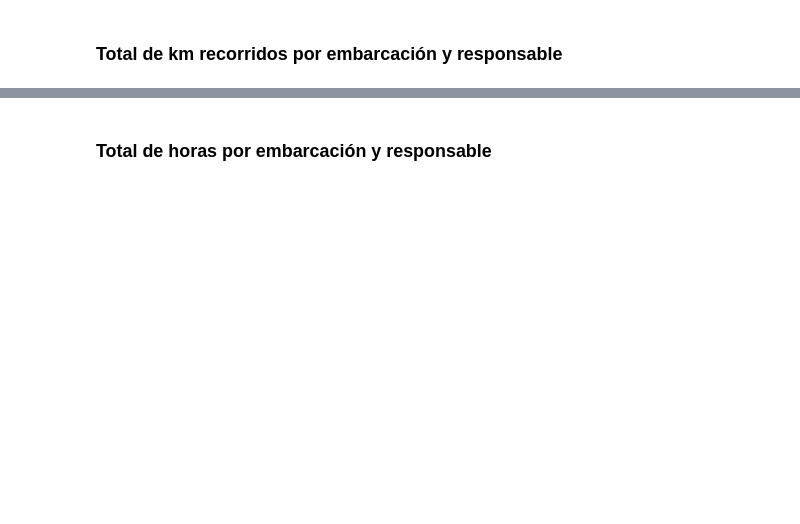
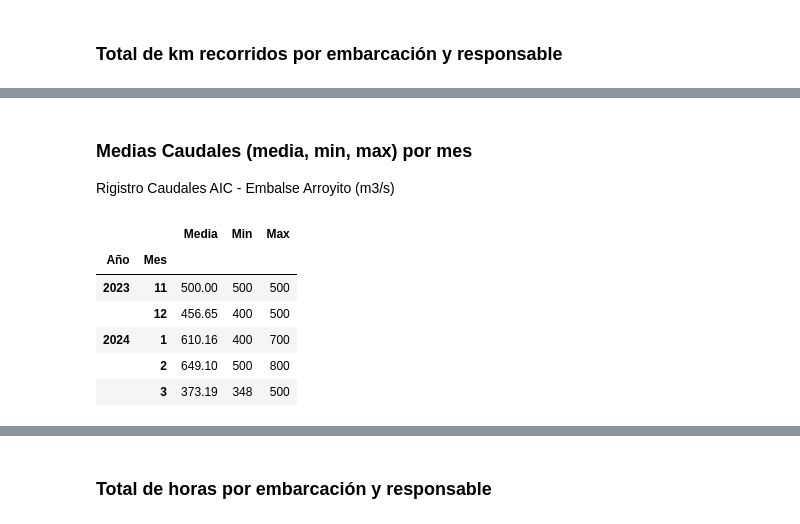
Before and after one commit to pkogan/pandas, a Jupyter notebook: Libro de Aguas.ipynb, the cells around one changed output, grey strips where cells are left out. Saved outputs shown, nothing was run; the diff lists cells and outputs as text; code cells hidden in the pictures; blank space fills up the shorter version.

```diff
--- a/Libro de Aguas.ipynb
+++ b/Libro de Aguas.ipynb
@@ -143,3 +147,9 @@ df_temp['fecha']=pd.to_datetime(df_temp["fecha"], format='%d-%m-%Y')
+# %%
+
+df_caudal_aic = pd.read_csv("AIC - Caudal.csv")
+df_caudal_aic['Fecha']=pd.to_datetime(df_caudal_aic["Fecha"], format='%d/%m/%Y')
+
+#df_caudal_aic.describe()
 # %%
 def transform(fila):
     return fila['prevenciones']+fila['asistencias']+fila['rescates']
@@ -244,3 +281,36 @@ agrupado_responsable
+# %% [markdown]
+  ### Medias Caudales (media, min, max) por mes
+  Rigistro Caudales AIC - Embalse Arroyito (m3/s)
+# %%
+# Add 'Mes' and 'Año' columns based on 'Fecha'
+df_caudal_aic['Mes'] = df_caudal_aic['Fecha'].dt.month
+df_caudal_aic['Año'] = df_caudal_aic['Fecha'].dt.year
+
+# Group by 'Año' and 'Mes' and perform aggregations
+agrupado_mes_caudal = df_caudal_aic.groupby(['Año', 'Mes']).agg({
+    'Embalse Arroyito (m3/s)': ['mean', 'min', 'max']
+})
+
+# Rename the columns for clarity
+agrupado_mes_caudal.columns = ['Media', 'Min', 'Max']
+
+# Reset index if needed
+#agrupado_mes_caudal = agrupado_mes_caudal.reset_index()
+
+agrupado_mes_caudal['Media']=round(agrupado_mes_caudal['Media'],2)
+#agrupado_mes_temperatura['Temperatura Mínima (ºC)']=round(agrupado_mes_temperatura['Temperatura Mínima (ºC)'],2)
+
+
+
+agrupado_mes_caudal
+# %% [output]
+|  |  | Media | Min | Max |
+| Año | Mes |  |  |  |
+| 2023 | 11 | 500.00 | 500 | 500 |
+|  | 12 | 456.65 | 400 | 500 |
+| 2024 | 1 | 610.16 | 400 | 700 |
+|  | 2 | 649.10 | 500 | 800 |
+|  | 3 | 373.19 | 348 | 500 |
 # %%
 import matplotlib.pyplot as plt
 agrupado_responsable['km'].plot(kind='bar',title='km de uso embarcación')
```
Also changed, not shown: parts of 17 cells of this notebook, 5 other files.
